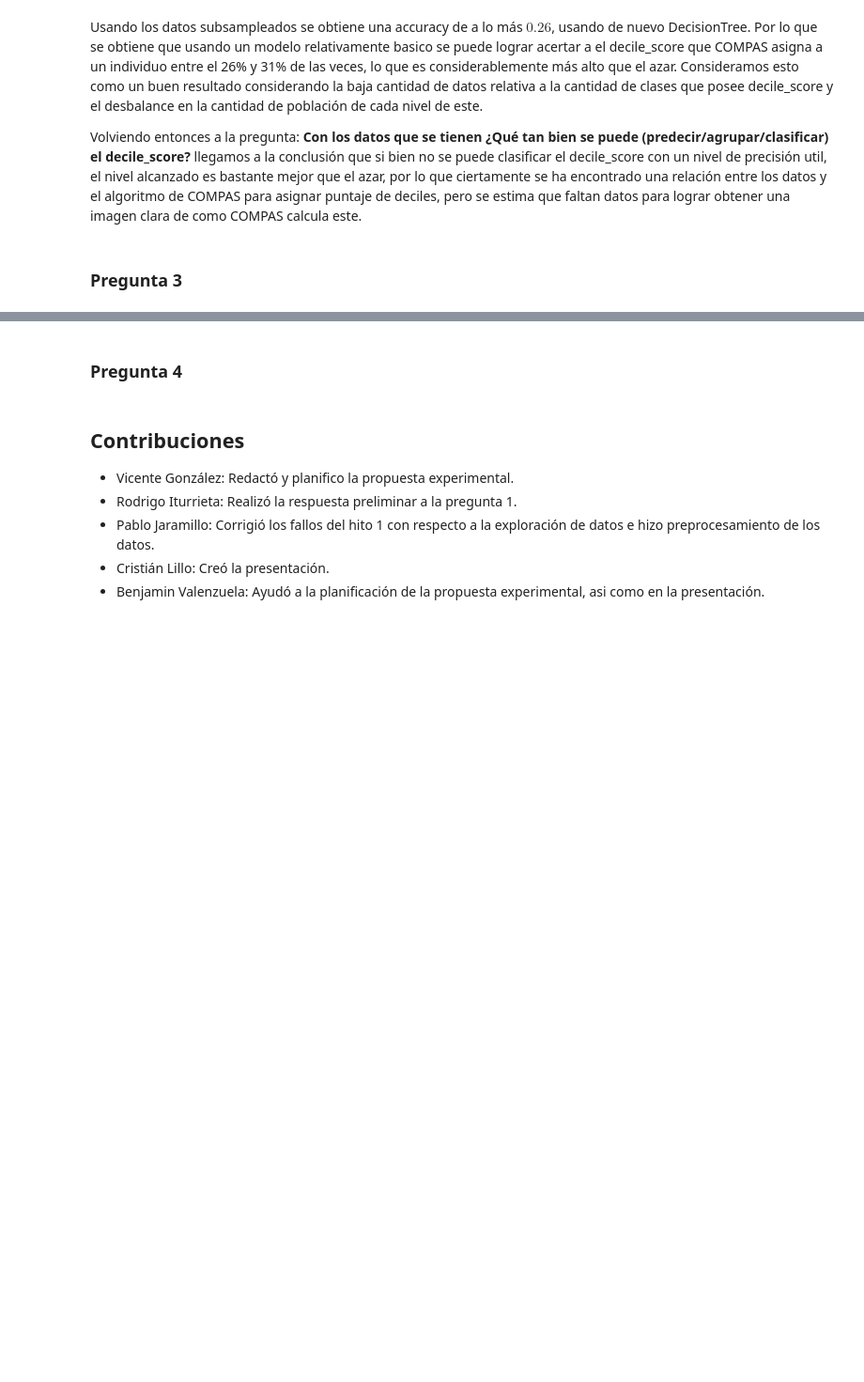
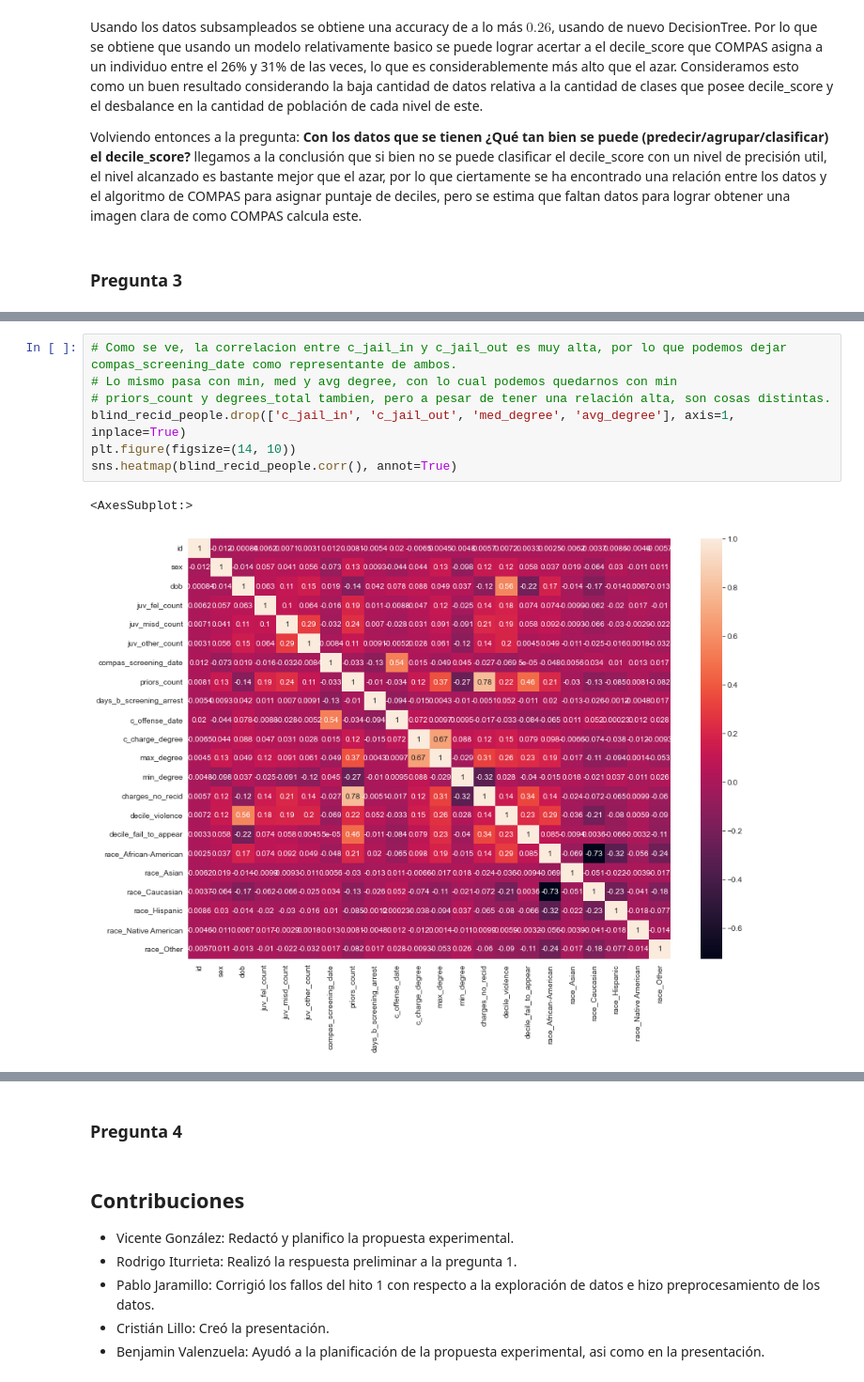
Before and after one commit to PJaramilloV/bias-no-basado, a Jupyter notebook: docs/hito-3.ipynb, the cells around one changed output, grey strips where cells are left out. Shown at 94% size. Saved outputs shown, nothing was run; the diff lists cells and outputs as text; blank space fills up the shorter version.

```diff
--- a/docs/hito-3.ipynb
+++ b/docs/hito-3.ipynb
@@ -1887,0 +1971,10 @@ Volviendo entonces a la pregunta: **Con los datos que se tienen ¿Qué tan bien
+# %%
+# Como se ve, la correlacion entre c_jail_in y c_jail_out es muy alta, por lo que podemos dejar compas_screening_date como representante de ambos.
+# Lo mismo pasa con min, med y avg degree, con lo cual podemos quedarnos con min
+# priors_count y degrees_total tambien, pero a pesar de tener una relación alta, son cosas distintas.
+blind_recid_people.drop(['c_jail_in', 'c_jail_out', 'med_degree', 'avg_degree'], axis=1, inplace=True)
+plt.figure(figsize=(14, 10))
+sns.heatmap(blind_recid_people.corr(), annot=True)
+# %% [output]
+<AxesSubplot:>
+[figure, added]
```
Also changed, not shown: parts of 30 cells of this notebook, 1 other file.
